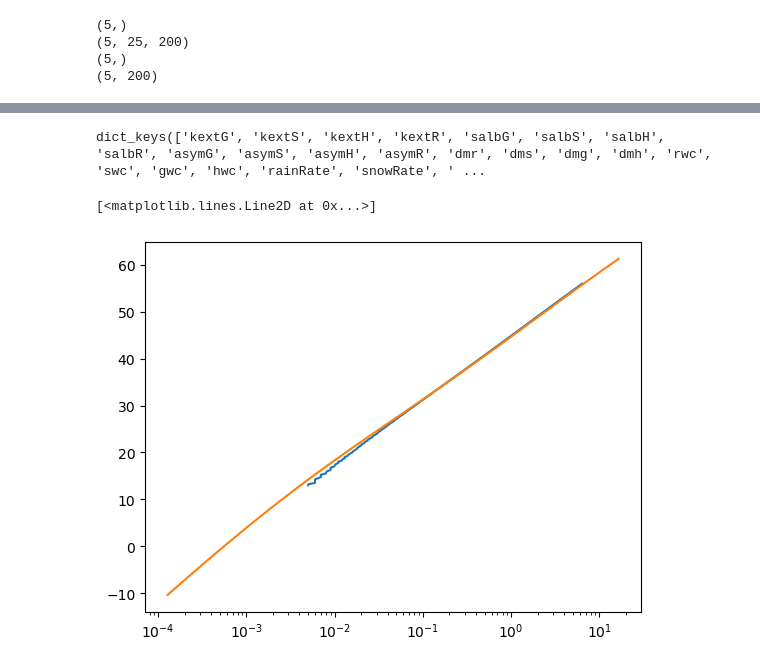
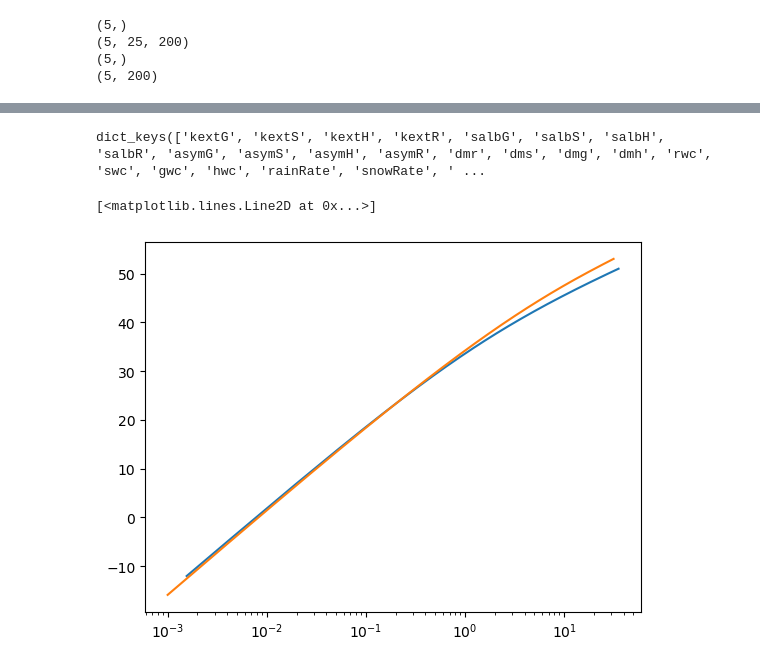
Before and after one commit to mgrecu35/aos, a Jupyter notebook: Synergy_KuW/airborne/makeScatteringTables.ipynb, the cells around one changed output, grey strips where cells are left out. Drawn from its saved outputs; the diff is of its cells as text; code cells hidden in the pictures.

```diff
--- a/Synergy_KuW/airborne/makeScatteringTables.ipynb
+++ b/Synergy_KuW/airborne/makeScatteringTables.ipynb
@@ -57,10 +57,10 @@ print(bscatR.shape)
 (5, 200)
 # %%
 def get_Zn(w,nw,lambd,W,Z,att,dm,dm_out,rrate_out,\
-           kext,kscat,g,Deq,bscat,ext,scat,asym,vfall,mu,wl):
+           kext,kscat,g,Deq,bscat,ext,scat,asym,vfall,mu,wl,fract):
     dD=0.05
     rhow=1 #gcm-3
-    Dint=np.arange(160)*dD+dD/2.0
+    Dint=np.arange(260)*dD+dD/2.0
     bscatInt=np.exp(np.interp(Dint,Deq,np.log(bscat)))  #m^2
     extInt=np.exp(np.interp(Dint,Deq,np.log(ext)))  #m^2
     vfallInt=np.interp(Dint,Deq,vfall)
@@ -76,11 +76,11 @@ def get_Zn(w,nw,lambd,W,Z,att,dm,dm_out,rrate_out,\
         Vol=0
         #zray=0.0
         rrate=0.0
-        for i in range(160):
+        for i in range(260):
             d=dD*i+dD/2
             Nd=f_mu*np.exp(-lambd[j]*d)*(d/dm[j])**mu*dD #(mm)
-            W[j]=W[j]+nw[j]*Nd*(0.1*d)**3*np.pi/6*rhow*1e-3 #(g/m3)
-            dm_out[j]=dm_out[j]+nw[j]*Nd*(0.1*d)**3*np.pi/6*rhow*(d)*1e-3 #(g/m3)
+            W[j]=W[j]+nw[j]*Nd*(0.1*d)**3*np.pi/6*rhow*fract*1e-3 #(g/m3)
+            dm_out[j]=dm_out[j]+nw[j]*Nd*(0.1*d)**3*np.pi/6*rhow*fract*(d)*1e-3 #(g/m3)
             Z[j]=Z[j]+nw[j]*Nd*bscatInt[i]
             vdop=vdop+nw[j]*Nd*bscatInt[i]*vfallInt[i]
             rrate=rrate+nw[j]*Nd*(0.1*d)**3*np.pi/6*vfallInt[i]
@@ -94,9 +94,9 @@ def get_Zn(w,nw,lambd,W,Z,att,dm,dm_out,rrate_out,\
         dm_out[j]=dm_out[j]/(W[j]+1e-9)
         rrate_out[j]=rrate*3.6e-3
 
-def calcZkuR(rwc,Deq_r,bscat_r,ext_r,scat_r,g_r,vfall_r,mu,wl):
+def calcZkuR(rwc,Deq_r,bscat_r,ext_r,scat_r,g_r,vfall_r,mu,wl,fract):
     Nw=rwc.copy()*0+0.08e8
-    dm=(4**4*rwc/(np.pi*1e6*Nw))**0.25*1e3 # in mm
+    dm=(4**4*rwc/(np.pi*fract*1e6*Nw))**0.25*1e3 # in mm
     nwr=rwc.copy()*0.0+Nw
     w_r=rwc.copy()*0.0
     prate_r=rwc.copy()*0.0
@@ -110,14 +110,14 @@ def calcZkuR(rwc,Deq_r,bscat_r,ext_r,scat_r,g_r,vfall_r,mu,wl):
     get_Zn(rwc,nwr,lambd,w_r,z_r,att_r,dm,dm_r,\
            prate_r,kext_out_r,kscat_out_r,g_out_r,Deq_r,bscat_r[4,:],ext_r[4,:],\
            scat_r[4,:],g_r[4,:],\
-           vfall_r,mu,wl)
-    print(rwc.mean())
-    print(w_r.mean())
+           vfall_r,mu,wl,fract)
+    #print(rwc.mean())
+    #print(w_r.mean())
     return nwr,z_r,att_r,prate_r,kext_out_r,kscat_out_r,g_out_r,dm_r,w_r
 
-def calcZkuS(rwc,Deq_r,bscat_r,ext_r,scat_r,g_r,vfall_r,mu,wl,itemp,ifract):
+def calcZkuS(rwc,Deq_r,bscat_r,ext_r,scat_r,g_r,vfall_r,mu,wl,itemp,ifract,fract):
     Nw=rwc.copy()*0+0.08e8
-    dm=(4**4*rwc/(np.pi*1e6*Nw))**0.25*1e3 # in mm
+    dm=(4**4*rwc/(np.pi*fract*1e6*Nw))**0.25*1e3 # in mm
     nwr=rwc.copy()*0.0+Nw
     w_r=rwc.copy()*0.0
     prate_r=rwc.copy()*0.0
@@ -131,15 +131,9 @@ def calcZkuS(rwc,Deq_r,bscat_r,ext_r,scat_r,g_r,vfall_r,mu,wl,itemp,ifract):
     get_Zn(rwc,nwr,lambd,w_r,z_r,att_r,dm,dm_r,\
            prate_r,kext_out_r,kscat_out_r,g_out_r,Deq_r[ifract,:],bscat_r[itemp,ifract,:],ext_r[itemp,ifract,:],\
            scat_r[itemp,ifract,:],g_r[itemp,ifract,:],\
-           vfall_r[ifract,:],mu,wl)
+           vfall_r[ifract,:],mu,wl,fract)
     #get_Zn(rwc,nwr,lambd,w_s,z_s,att_s,dm,dm_s,\
     #       prate_s,Deq[14,:],bscat[3,14,:],ext[3,14,:],vfall[3,:],mu,wl)
-    print(rwc.mean())
-    print(w_r.mean())
+    #print(rwc.mean())
+    #print(w_r.mean())
     return nwr,z_r,att_r,prate_r,kext_out_r,kscat_out_r,g_out_r,dm_r,w_r
-# %%
-rwc=(np.logspace(-3,1,100))
-print(rwc)
-mu=2.0
-wl=300/float(freq1)
-nwr,z_r,att_r,prate_r,kext_out_r,kscat_out_r,g_out_r,dm_r,w_r=calcZkuR(rwc,DeqR,bscatR,extR,scatR,gR,vfallR,mu,wl)
@@ -164,23 +221,27 @@ nwr,z_r,att_r,prate_r,kext_out_r,kscat_out_r,g_out_r,dm_r,w_r=calcZkuR(rwc,DeqR,
 # %%
 #print(z_r)
 #print(DeqR)
 #print(z_r[0:5],dm_r[0:5],rwc[0:5])
 #print(z_r[-5:],dm_r[-5:],rwc[-5:])
 import matplotlib.pyplot as plt
 import netCDF4 as nc
 with nc.Dataset("/Users/mgrecu/myPythonPackages/lookupTables/scatteringTablesGPM.nc") as f:
     print(f.variables.keys())
     rwcDPR=f["rwc"][:]
     zKuR=f["zKuR"][:]
     attKuR=f["attKuR"][:]
+    swcDPR=f["swc"][:]
+    zKuS=f["zKuS"][:]
 
-plt.semilogx(attKuR[100:273],zKuR[100:273])
-plt.semilogx(att_r[:],z_r[:])
+#plt.semilogx(attKuR[100:273],zKuR[100:273])
+#plt.semilogx(att_r[:],z_r[:])
+plt.semilogx(swcDPR[:253],zKuS[:253])
+plt.semilogx(w_s,z_s)
 #plt.semilogx(w_r[:],z_r[:273])
 #plt.ylim(40,50)
 #plt.xlim(1,3)
 #plt.grid()
 # %% [output]
 dict_keys(['kextG', 'kextS', 'kextH', 'kextR', 'salbG', 'salbS', 'salbH', 'salbR', 'asymG', 'asymS', 'asymH', 'asymR', 'dmr', 'dms', 'dmg', 'dmh', 'rwc', 'swc', 'gwc', 'hwc', 'rainRate', 'snowRate', ' ...
 [<matplotlib.lines.Line2D at 0x...>]
-[figure, old version]
+[figure, new version]
```
Also changed, not shown: parts of 5 cells of this notebook, 2 other files.
